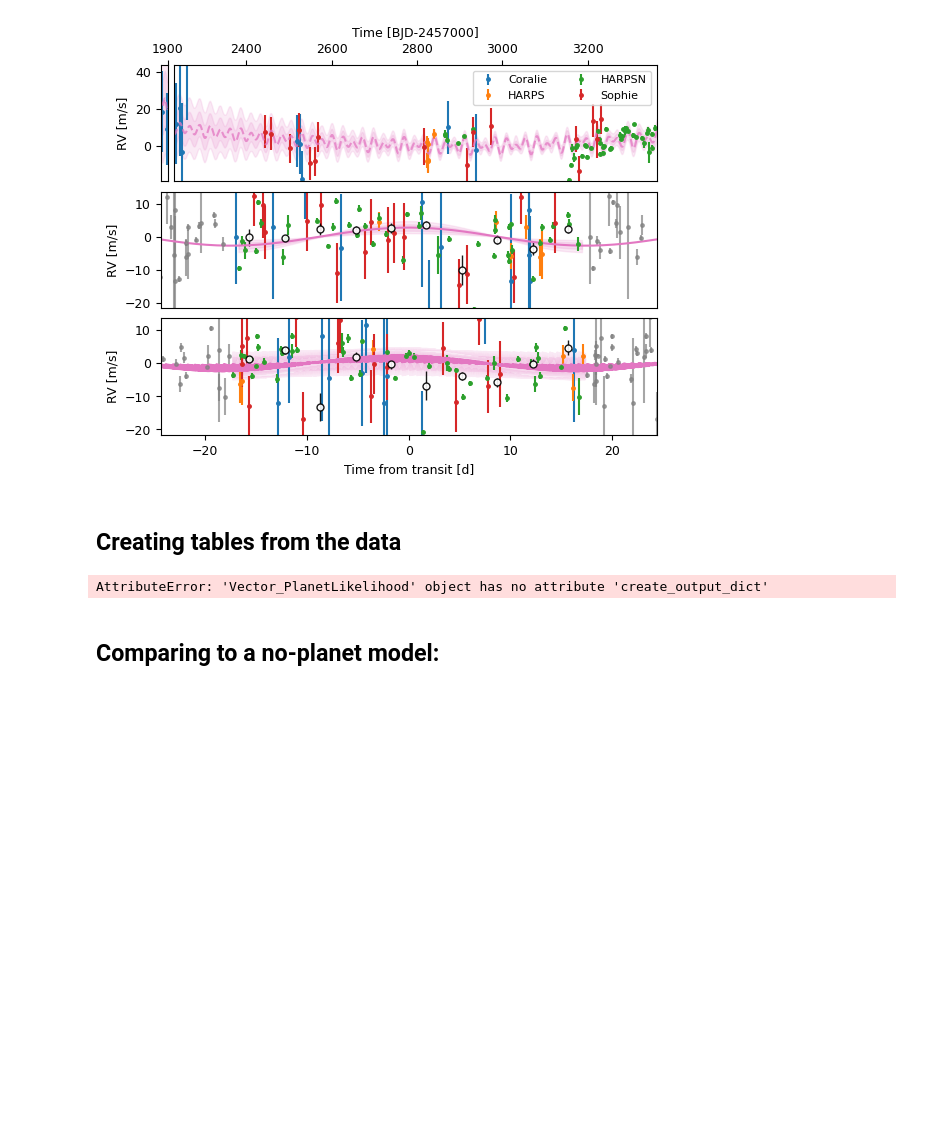
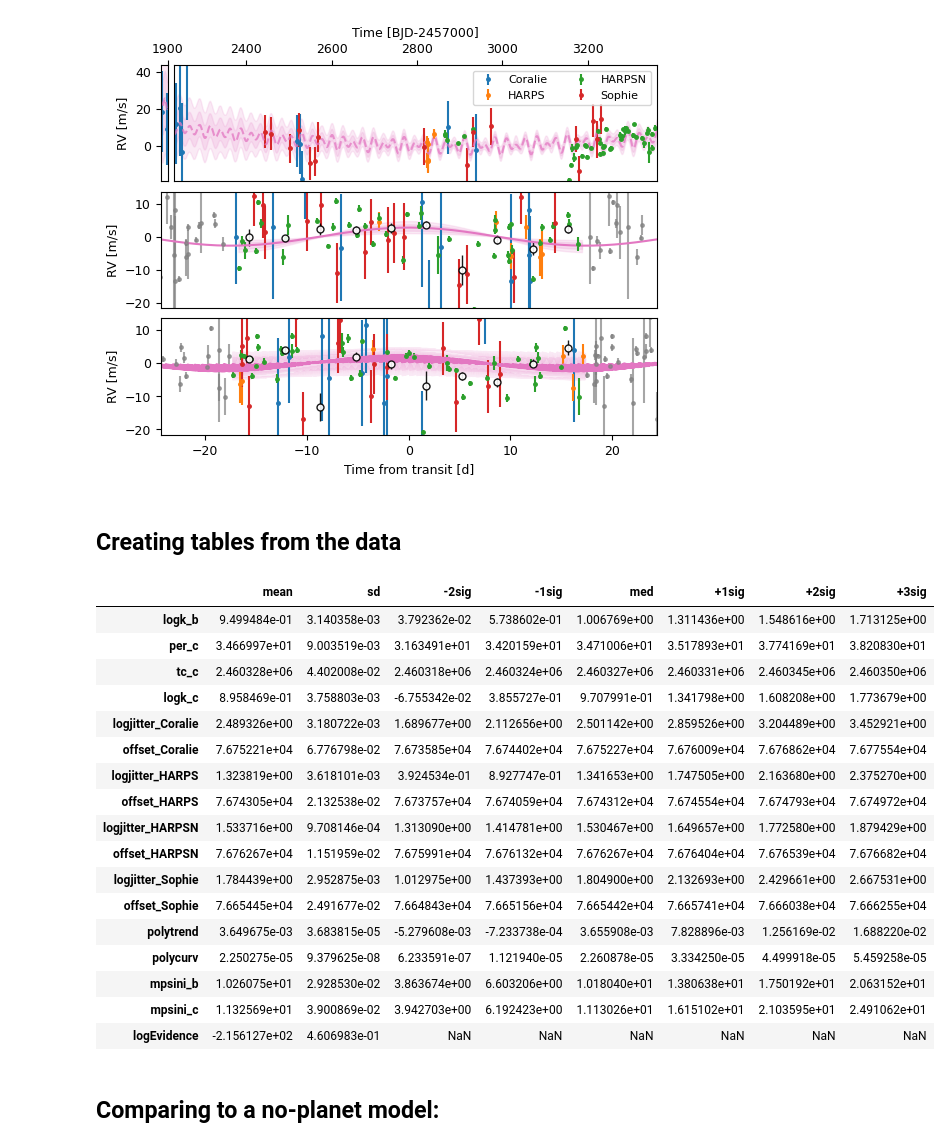
Before and after one commit to hposborn/RVultra, a Jupyter notebook: RVultra Example.ipynb, the cells around one changed output. Cells and saved outputs as stored; diff of their text form; code cells hidden in the pictures; blank space fills up the shorter version.

```diff
--- a/RVultra Example.ipynb
+++ b/RVultra Example.ipynb
@@ -123,9 +123,26 @@ lik.rv_plot(savetype='png')
 # %% [markdown]
 ## Creating tables from the data
 # %%
-model_summary = lik.create_output_dict(fixsampler.results)
+model_summary = lik.summarise_results()
 model_summary
 # %% [output]
-AttributeError: 'Vector_PlanetLikelihood' object has no attribute 'create_output_dict'
+|  | mean | sd | -2sig | -1sig | med | +1sig | +2sig | +3sig |
+| logk_b | 9.499484e-01 | 3.140358e-03 | 3.792362e-02 | 5.738602e-01 | 1.006769e+00 | 1.311436e+00 | 1.548616e+00 | 1.713125e+00 |
+| per_c | 3.466997e+01 | 9.003519e-03 | 3.163491e+01 | 3.420159e+01 | 3.471006e+01 | 3.517893e+01 | 3.774169e+01 | 3.820830e+01 |
+| tc_c | 2.460328e+06 | 4.402008e-02 | 2.460318e+06 | 2.460324e+06 | 2.460327e+06 | 2.460331e+06 | 2.460345e+06 | 2.460350e+06 |
+| logk_c | 8.958469e-01 | 3.758803e-03 | -6.755342e-02 | 3.855727e-01 | 9.707991e-01 | 1.341798e+00 | 1.608208e+00 | 1.773679e+00 |
+| logjitter_Coralie | 2.489326e+00 | 3.180722e-03 | 1.689677e+00 | 2.112656e+00 | 2.501142e+00 | 2.859526e+00 | 3.204489e+00 | 3.452921e+00 |
+| offset_Coralie | 7.675221e+04 | 6.776798e-02 | 7.673585e+04 | 7.674402e+04 | 7.675227e+04 | 7.676009e+04 | 7.676862e+04 | 7.677554e+04 |
+| logjitter_HARPS | 1.323819e+00 | 3.618101e-03 | 3.924534e-01 | 8.927747e-01 | 1.341653e+00 | 1.747505e+00 | 2.163680e+00 | 2.375270e+00 |
+| offset_HARPS | 7.674305e+04 | 2.132538e-02 | 7.673757e+04 | 7.674059e+04 | 7.674312e+04 | 7.674554e+04 | 7.674793e+04 | 7.674972e+04 |
+| logjitter_HARPSN | 1.533716e+00 | 9.708146e-04 | 1.313090e+00 | 1.414781e+00 | 1.530467e+00 | 1.649657e+00 | 1.772580e+00 | 1.879429e+00 |
+| offset_HARPSN | 7.676267e+04 | 1.151959e-02 | 7.675991e+04 | 7.676132e+04 | 7.676267e+04 | 7.676404e+04 | 7.676539e+04 | 7.676682e+04 |
+| logjitter_Sophie | 1.784439e+00 | 2.952875e-03 | 1.012975e+00 | 1.437393e+00 | 1.804900e+00 | 2.132693e+00 | 2.429661e+00 | 2.667531e+00 |
+| offset_Sophie | 7.665445e+04 | 2.491677e-02 | 7.664843e+04 | 7.665156e+04 | 7.665442e+04 | 7.665741e+04 | 7.666038e+04 | 7.666255e+04 |
+| polytrend | 3.649675e-03 | 3.683815e-05 | -5.279608e-03 | -7.233738e-04 | 3.655908e-03 | 7.828896e-03 | 1.256169e-02 | 1.688220e-02 |
+| polycurv | 2.250275e-05 | 9.379625e-08 | 6.233591e-07 | 1.121940e-05 | 2.260878e-05 | 3.334250e-05 | 4.499918e-05 | 5.459258e-05 |
+| mpsini_b | 1.026075e+01 | 2.928530e-02 | 3.863674e+00 | 6.603206e+00 | 1.018040e+01 | 1.380638e+01 | 1.750192e+01 | 2.063152e+01 |
+| mpsini_c | 1.132569e+01 | 3.900869e-02 | 3.942703e+00 | 6.192423e+00 | 1.113026e+01 | 1.615102e+01 | 2.103595e+01 | 2.491062e+01 |
+| logEvidence | -2.156127e+02 | 4.606983e-01 | NaN | NaN | NaN | NaN | NaN | NaN |
 # %% [markdown]
 ## Comparing to a no-planet model:
```
Also changed, not shown: parts of 4 cells of this notebook.
